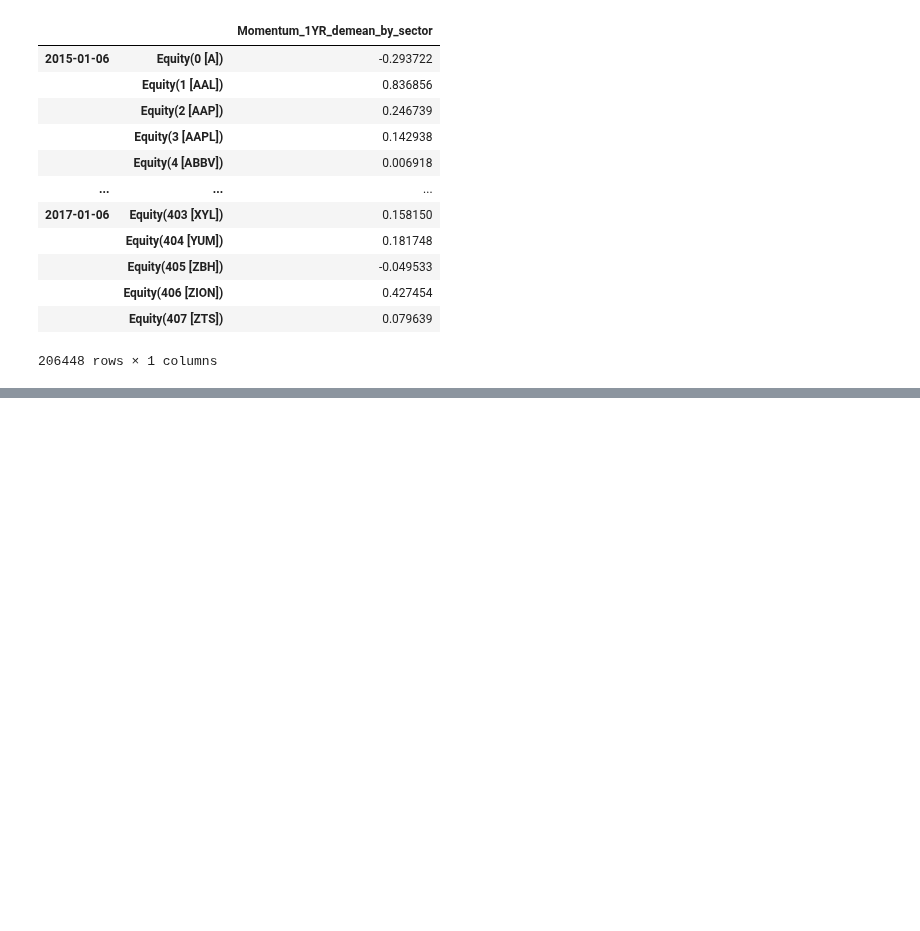
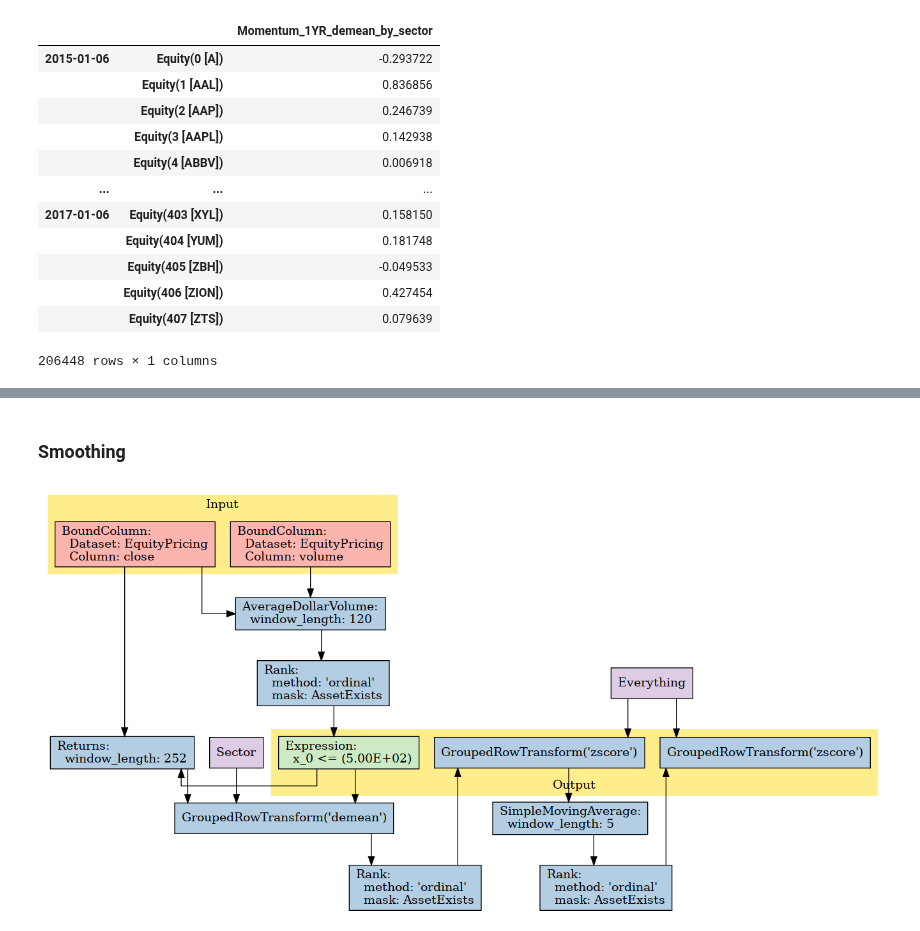
Before and after one commit to ansingh16/AI_for_trading, a Jupyter notebook: Notes/alpha_factor/sector_neutral.ipynb, the cells around one changed output, grey strips where cells are left out. Cells and saved outputs as stored; diff of their text form; code cells hidden in the pictures; blank space fills up the shorter version.

```diff
--- a/Notes/alpha_factor/sector_neutral.ipynb
+++ b/Notes/alpha_factor/sector_neutral.ipynb
@@ -318,0 +416,33 @@ df2
+# %% [markdown]
+### Smoothing
+# %%
+from zipline.pipeline.factors import Returns
+from zipline.pipeline.factors import SimpleMovingAverage
+
+# create a pipeline called p
+p = Pipeline(screen=universe,domain=US_EQUITIES)
+# create a factor of one year returns, deman by sector, then rank
+factor = (
+    Returns(window_length=252, mask=universe).
+    demean(groupby=Sector()). #we use the custom Sector class that we reviewed earlier
+    rank().
+    zscore()
+)
+
+
+# Use this factor as input into SimpleMovingAverage, with a window length of 5
+# Also rank and zscore (don't need to de-mean by sector, s)
+factor_smoothed = (
+    SimpleMovingAverage(inputs=[factor], window_length=5).
+    rank().
+    zscore()
+)
+
+# add the unsmoothed factor to the pipeline
+p.add(factor, 'Momentum_Factor')
+# add the smoothed factor to the pipeline too
+p.add(factor_smoothed, 'Smoothed_Momentum_Factor')
+# %%
+p.show_graph(format='png')
+# %% [output]
+[figure, added]
```
Also changed, not shown: parts of 17 cells of this notebook.
